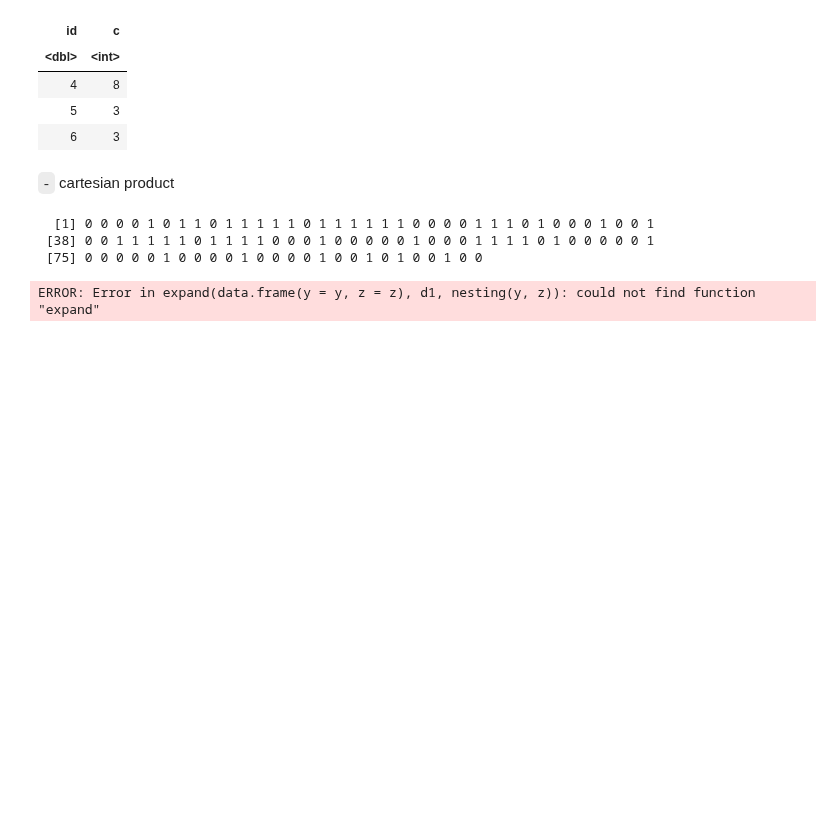
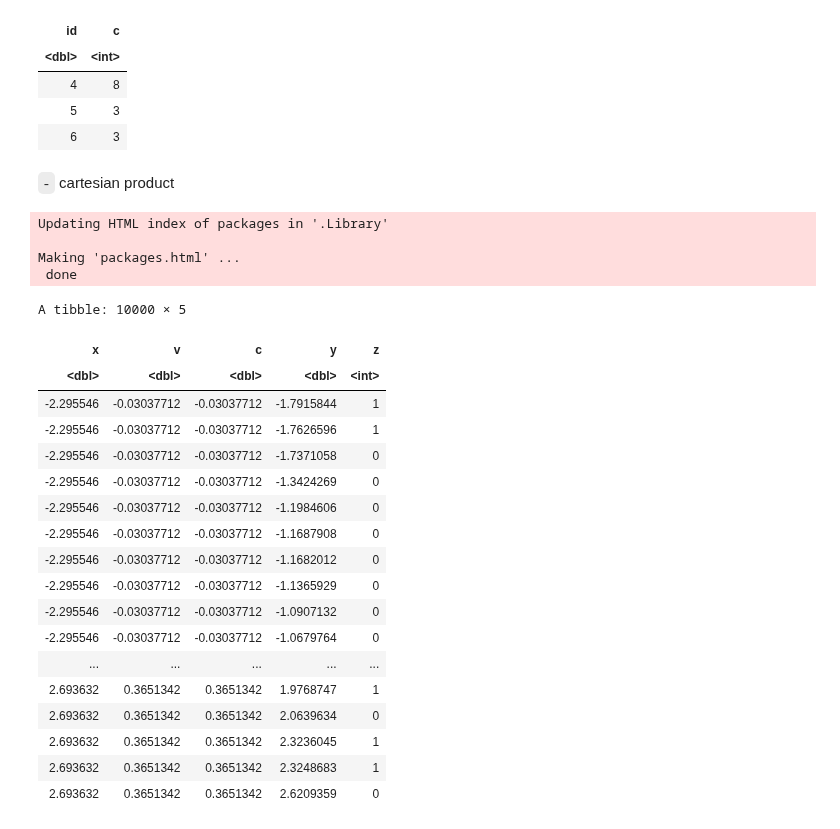
Before and after one commit to HollyRiver/R, a Jupyter notebook: SDB/0408.ipynb, the cells around one changed output. Saved outputs shown, nothing was run; the diff lists cells and outputs as text; code cells hidden in the pictures; blank space fills up the shorter version.

```diff
--- a/SDB/0408.ipynb
+++ b/SDB/0408.ipynb
@@ -412,3 +440,10 @@ A data.frame: 3 × 2
 | 6 | 3 |
 # %% [markdown]
 `-` cartesian product
+# %%
+install.packages("tidyverse")
+# %% [output]
+Updating HTML index of packages in '.Library'
+
+Making 'packages.html' ...
+ done
@@ -415,10 +453,25 @@ A data.frame: 3 × 2
 # %%
-x = rnorm(100); v = rnorm(100); y = rnorm(100); rbinom(100, 1, 0.5)
+x = rnorm(100); v = rnorm(100); y = rnorm(100); z = rbinom(100, 1, 0.5)
 
 d1 <- data.frame(x=x, v=v, c=v)
 expand(data.frame(y=y, z=z), d1, nesting(y, z))  ## 앞의 것들을 고정시키고 y_z를 바꾸는 식으로 변경
 # %% [output]
-  [1] 0 0 0 0 1 0 1 1 0 1 1 1 1 1 0 1 1 1 1 1 1 0 0 0 0 1 1 1 0 1 0 0 0 1 0 0 1
- [38] 0 0 1 1 1 1 1 0 1 1 1 1 0 0 0 1 0 0 0 0 0 1 0 0 0 1 1 1 1 0 1 0 0 0 0 0 1
- [75] 0 0 0 0 0 1 0 0 0 0 1 0 0 0 0 1 0 0 1 0 1 0 0 1 0 0
+A tibble: 10000 × 5
-ERROR: Error in expand(data.frame(y = y, z = z), d1, nesting(y, z)): could not find function "expand"
+| x | v | c | y | z |
+| <dbl> | <dbl> | <dbl> | <dbl> | <int> |
+| -2.295546 | -0.03037712 | -0.03037712 | -1.7915844 | 1 |
+| -2.295546 | -0.03037712 | -0.03037712 | -1.7626596 | 1 |
+| -2.295546 | -0.03037712 | -0.03037712 | -1.7371058 | 0 |
+| -2.295546 | -0.03037712 | -0.03037712 | -1.3424269 | 0 |
+| -2.295546 | -0.03037712 | -0.03037712 | -1.1984606 | 0 |
+| -2.295546 | -0.03037712 | -0.03037712 | -1.1687908 | 0 |
+| -2.295546 | -0.03037712 | -0.03037712 | -1.1682012 | 0 |
+| -2.295546 | -0.03037712 | -0.03037712 | -1.1365929 | 0 |
+| -2.295546 | -0.03037712 | -0.03037712 | -1.0907132 | 0 |
+| -2.295546 | -0.03037712 | -0.03037712 | -1.0679764 | 0 |
+| ... | ... | ... | ... | ... |
+| 2.693632 | 0.3651342 | 0.3651342 | 1.9768747 | 1 |
+| 2.693632 | 0.3651342 | 0.3651342 | 2.0639634 | 0 |
+| 2.693632 | 0.3651342 | 0.3651342 | 2.3236045 | 1 |
+| 2.693632 | 0.3651342 | 0.3651342 | 2.3248683 | 1 |
+| 2.693632 | 0.3651342 | 0.3651342 | 2.6209359 | 0 |
```
Also changed, not shown: parts of 4 cells of this notebook, 35 other files.
